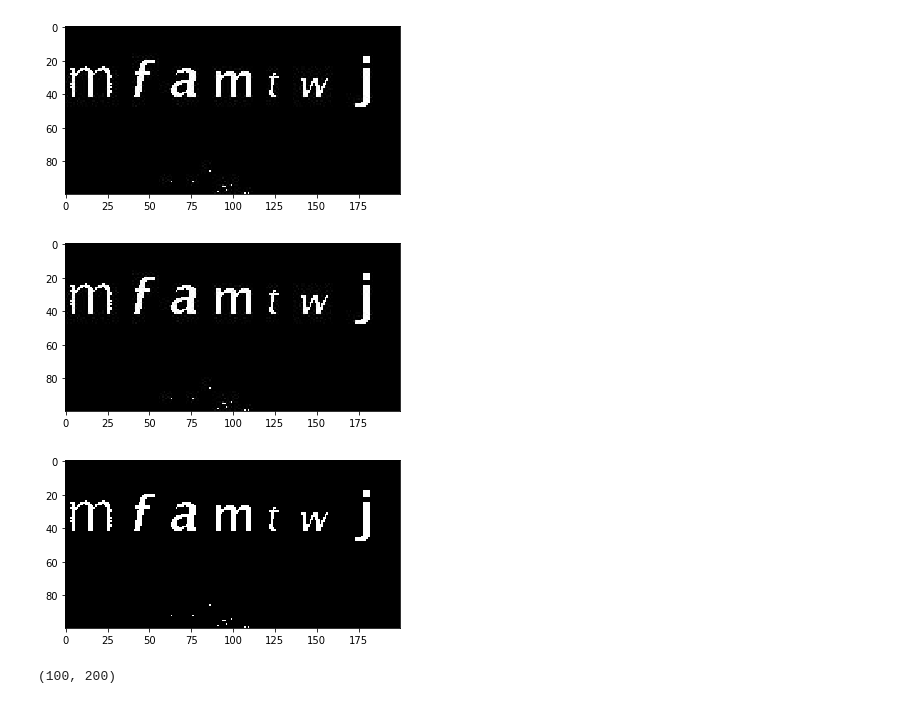
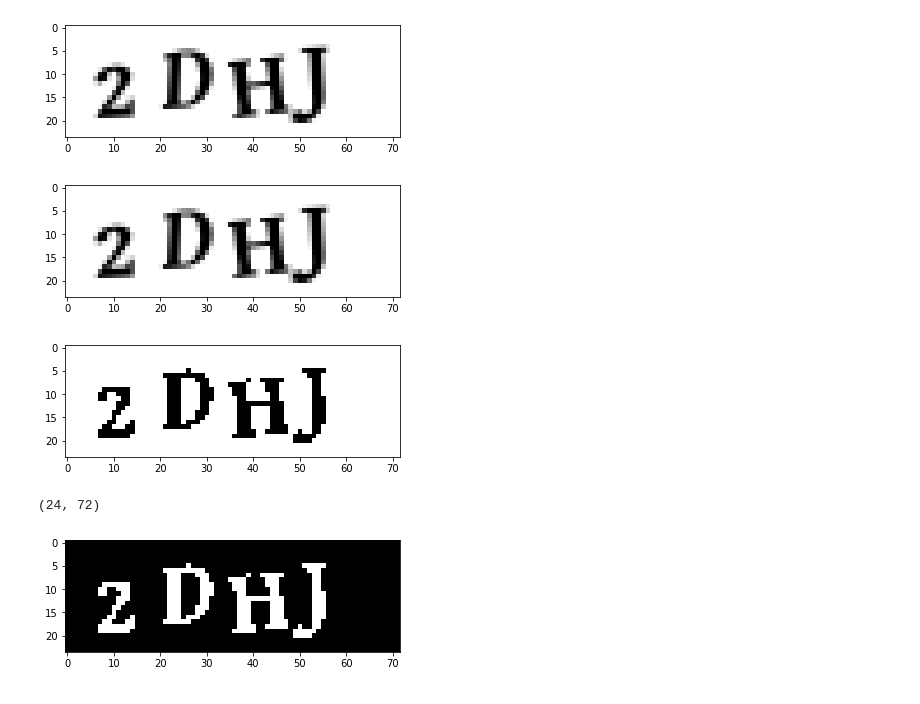
Before and after one commit to Jimut123/CAPTCHA, a Jupyter notebook: pyfiles/Test1.ipynb, the cells around one changed output. Cells and saved outputs as stored; diff of their text form; code cells hidden in the pictures.

```diff
--- a/pyfiles/Test1.ipynb
+++ b/pyfiles/Test1.ipynb
@@ -3,29 +3,31 @@ import cv2
 
 from matplotlib import pyplot as plt
 # %%
-img_file = cv2.imread('train/captcha_1.jpeg')
+img_file = cv2.imread('2DHJ.png')
 # %%
 
 plt.imshow(img_file[:,:,::-1])
 plt.show()
 #img_file[1:10,1:10]
 # %% [output]
-[figure, old version]
+[figure, new version]
 # %%
 # for y in img_file.shape[0]:
 #     for x in img_file.shape[1]:
 #         if x[0]>0:
 
 gray = cv2.cvtColor(img_file, cv2.COLOR_BGR2GRAY)
 plt.imshow(gray,cmap='gray')
 plt.show()
 
 ret, thresh = cv2.threshold(gray, 0, 255, cv2.THRESH_OTSU)
+thresh = cv2.convertScaleAbs(thresh)
 plt.imshow(thresh,cmap='gray')
 plt.show()
+thres = thresh.copy()
 # %% [output]
-[figure, old version]
+[figure, new version]
-[figure, old version]
+[figure, new version]
 # %%
 # im2, ctrs, hier = cv2.findContours(thresh.copy(), cv2.RETR_LIST, cv2.CHAIN_APPROX_SIMPLE)
 # sorted_ctrs = sorted(ctrs, key=lambda ctr: cv2.boundingRect(ctr)[0])
@@ -33,4 +35,4 @@ plt.show()
 #cv2.findContours(thresh.copy(), cv2.RETR_LIST, cv2.CHAIN_APPROX_SIMPLE)
 thresh.shape
 # %% [output]
-(100, 200)
+(24, 72)
@@ -36,0 +58,5 @@ thresh.shape
+# %%
+plt.imshow(thresh,cmap='gray')
+plt.show()
+# %% [output]
+[figure, added]
```
Also changed, not shown: parts of 14 cells of this notebook, 2 other files.
